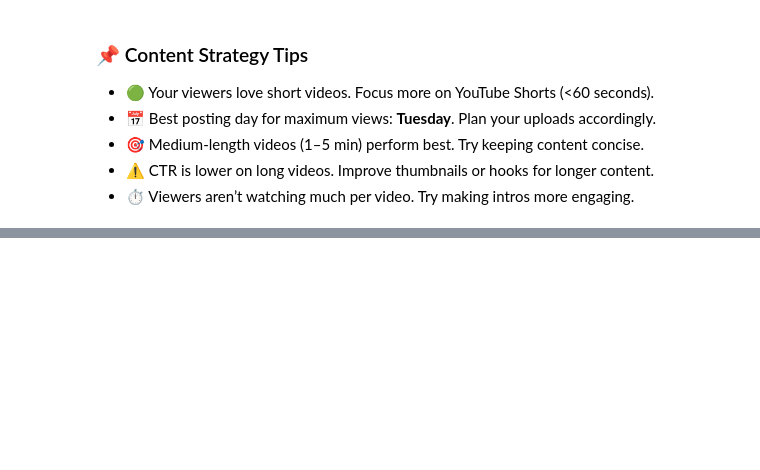
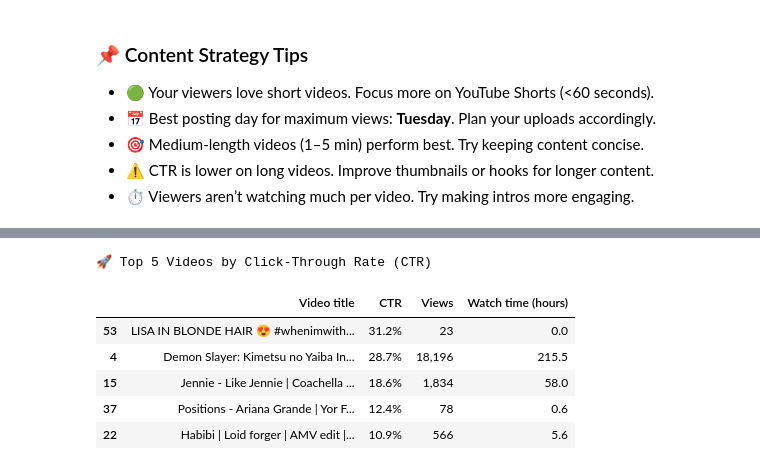
Before and after one commit to abinayagoudjandhyala/Content-Strategy-Recommender, a Jupyter notebook: Content Strategy Recommender/Content Recommender.ipynb, the cells around one changed output, grey strips where cells are left out. Cells and saved outputs as stored; diff of their text form; code cells hidden in the pictures; blank space fills up the shorter version.

```diff
--- a/Content Strategy Recommender/Content Recommender.ipynb
+++ b/Content Strategy Recommender/Content Recommender.ipynb
@@ -126,0 +142,21 @@ display(Markdown("### 📌 Content Strategy Tips\n" + "\n".join([f"- {tip}" for
+# %%
+# 🚀 Top 5 Videos by CTR
+top_ctr = table_data.sort_values(by="CTR", ascending=False).head(5)
+top_ctr_display = top_ctr[["Video title", "CTR", "Views", "Watch time (hours)"]]
+
+print("🚀 Top 5 Videos by Click-Through Rate (CTR)")
+display(top_ctr_display.style
+        .background_gradient(cmap='BuGn')
+        .format({
+            "CTR": "{:.1f}%",
+            "Views": "{:,.0f}",
+            "Watch time (hours)": "{:.1f}"
+        }))
+# %% [output]
+🚀 Top 5 Videos by Click-Through Rate (CTR)
+|  | Video title | CTR | Views | Watch time (hours) |
+| 53 | LISA IN BLONDE HAIR 😍 #whenimwith... | 31.2% | 23 | 0.0 |
+| 4 | Demon Slayer: Kimetsu no Yaiba In... | 28.7% | 18,196 | 215.5 |
+| 15 | Jennie - Like Jennie | Coachella ... | 18.6% | 1,834 | 58.0 |
+| 37 | Positions - Ariana Grande | Yor F... | 12.4% | 78 | 0.6 |
+| 22 | Habibi | Loid forger | AMV edit |... | 10.9% | 566 | 5.6 |
```
Also changed, not shown: parts of 2 cells of this notebook.
